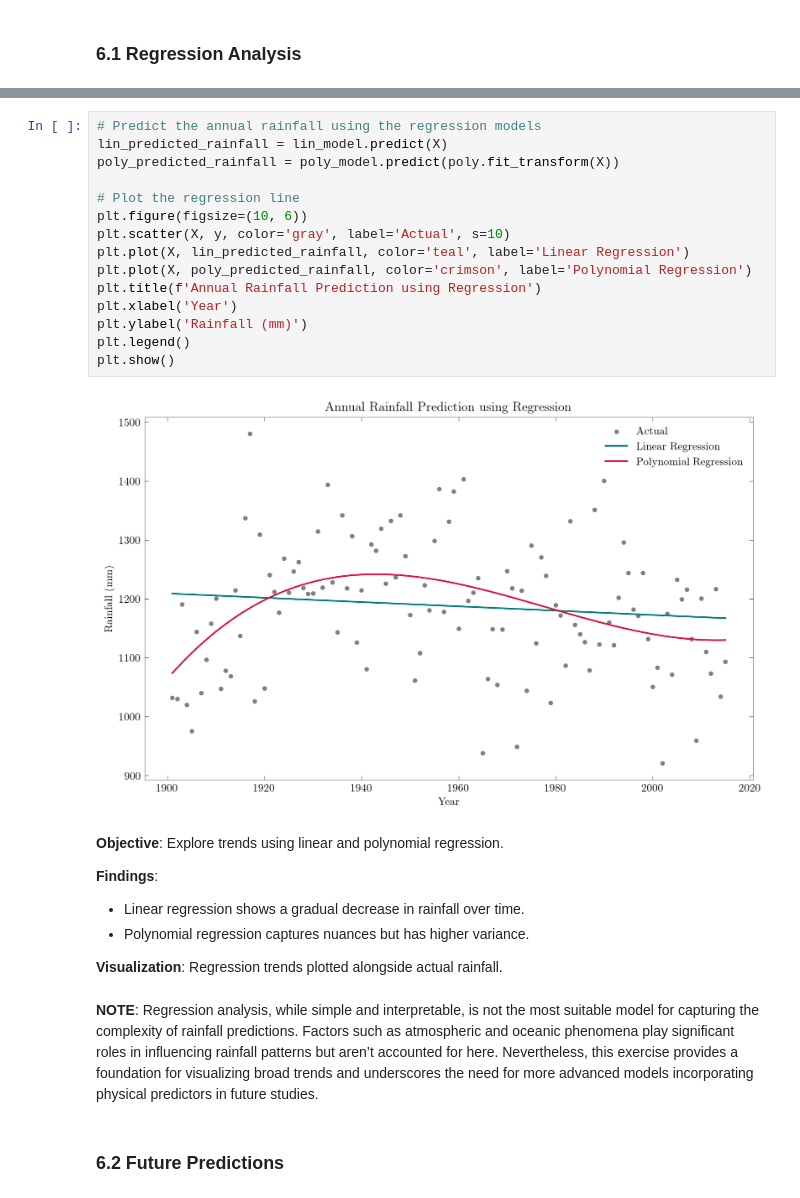
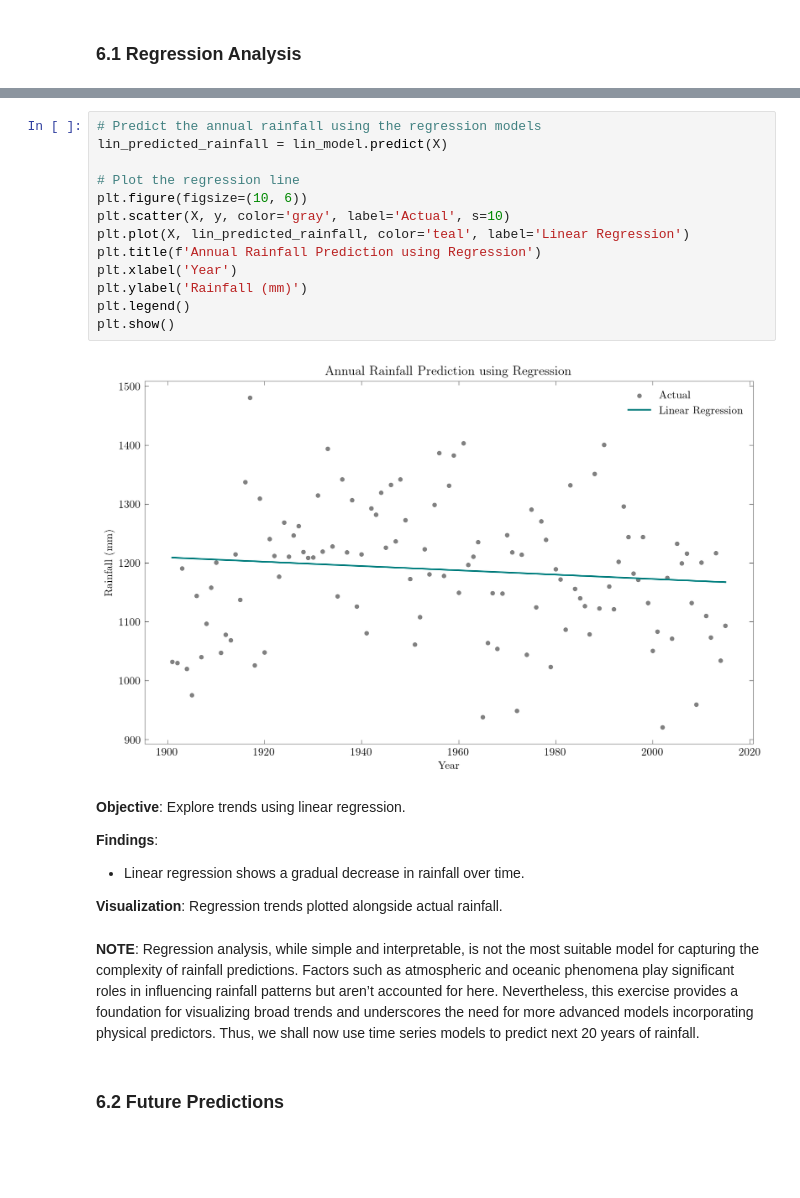
Before and after one commit to asitdave/Data-Science-Projects, a Jupyter notebook: Rainfall-Trend-in-India.ipynb, the cells around one changed output, grey strips where cells are left out. Cells and saved outputs as stored; diff of their text form; blank space fills up the shorter version.

```diff
--- a/Rainfall-Trend-in-India.ipynb
+++ b/Rainfall-Trend-in-India.ipynb
@@ -385,30 +373,27 @@ R^2 Score: 0.23
 # %%
 # Predict the annual rainfall using the regression models
 lin_predicted_rainfall = lin_model.predict(X)
-poly_predicted_rainfall = poly_model.predict(poly.fit_transform(X))
 
 # Plot the regression line
 plt.figure(figsize=(10, 6))
 plt.scatter(X, y, color='gray', label='Actual', s=10)
 plt.plot(X, lin_predicted_rainfall, color='teal', label='Linear Regression')
-plt.plot(X, poly_predicted_rainfall, color='crimson', label='Polynomial Regression')
 plt.title(f'Annual Rainfall Prediction using Regression')
 plt.xlabel('Year')
 plt.ylabel('Rainfall (mm)')
 plt.legend()
 plt.show()
 # %% [output]
-[figure, old version]
+[figure, new version]
 # %% [markdown]
-**Objective**: Explore trends using linear and polynomial regression.
+**Objective**: Explore trends using linear regression.
 
 **Findings**:
 - Linear regression shows a gradual decrease in rainfall over time.
-- Polynomial regression captures nuances but has higher variance.
 
 **Visualization**: Regression trends plotted alongside actual rainfall.
 # %% [markdown]
-**NOTE**: Regression analysis, while simple and interpretable, is not the most suitable model for capturing the complexity of rainfall predictions. Factors such as atmospheric and oceanic phenomena play significant roles in influencing rainfall patterns but aren’t accounted for here. Nevertheless, this exercise provides a foundation for visualizing broad trends and underscores the need for more advanced models incorporating physical predictors in future studies.
+**NOTE**: Regression analysis, while simple and interpretable, is not the most suitable model for capturing the complexity of rainfall predictions. Factors such as atmospheric and oceanic phenomena play significant roles in influencing rainfall patterns but aren’t accounted for here. Nevertheless, this exercise provides a foundation for visualizing broad trends and underscores the need for more advanced models incorporating physical predictors. Thus, we shall now use time series models to predict next 20 years of rainfall.
 # %% [markdown]
 ### 6.2 Future Predictions
 # %% [markdown]
```
Also changed, not shown: parts of 14 cells of this notebook, 4 other files.
